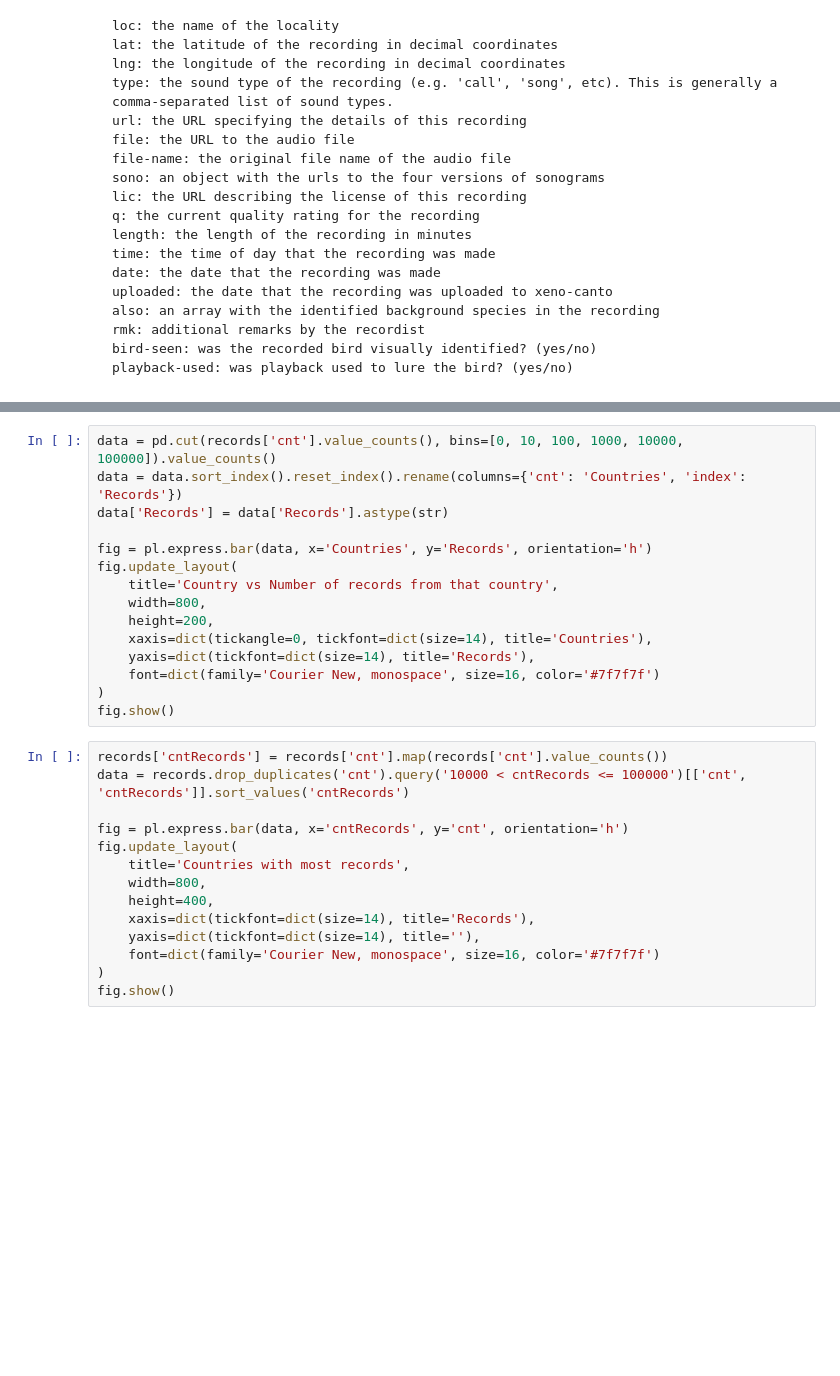
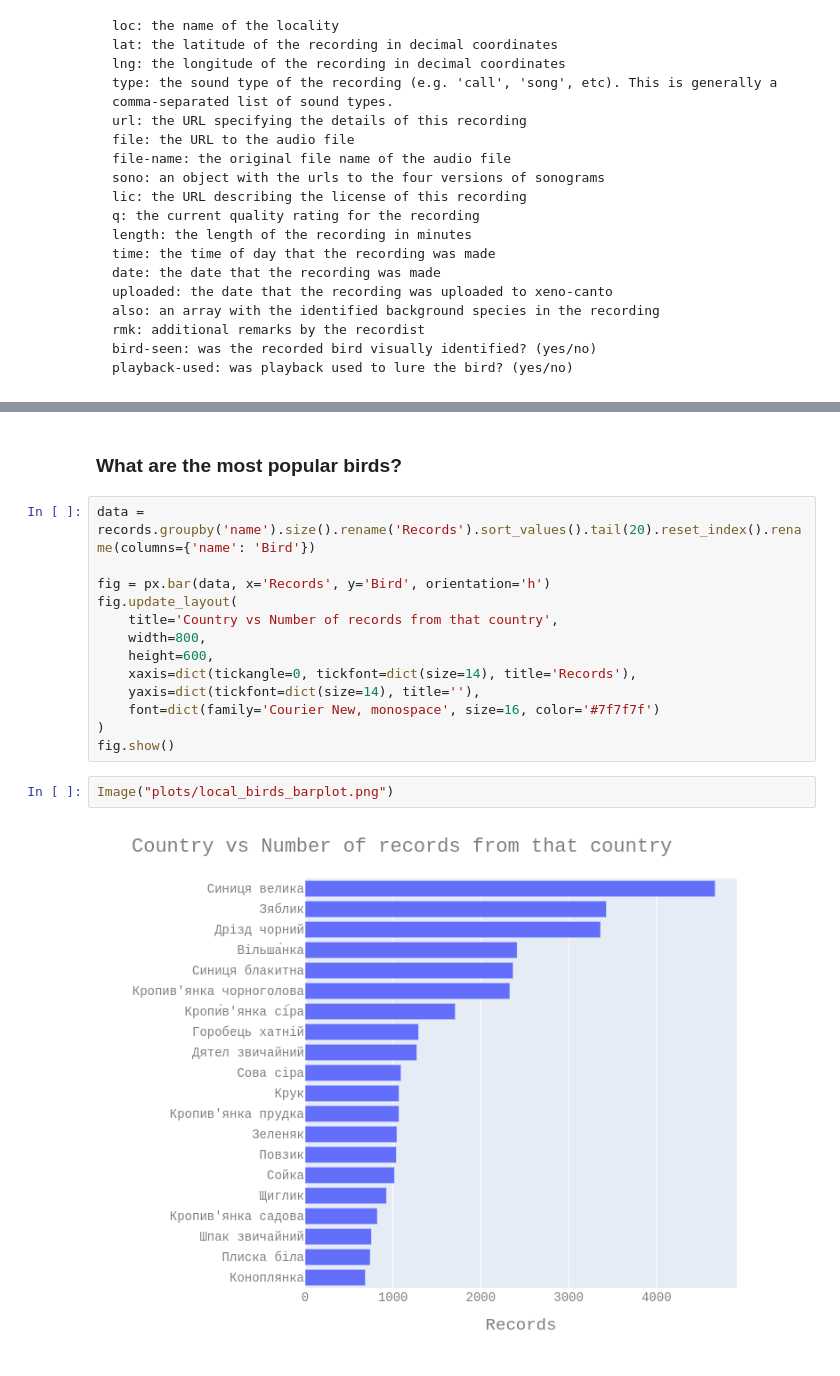
Before and after one commit to tarashypka/pyturdus, a Jupyter notebook: ipynb/analyze_records.ipynb, the cells around one changed output, grey strips where cells are left out. Cells and saved outputs as stored; diff of their text form; blank space fills up the shorter version.

```diff
--- a/ipynb/analyze_records.ipynb
+++ b/ipynb/analyze_records.ipynb
@@ -54,29 +83,19 @@ records = from_tsv(records_path, usecols='gen,sp,cnt,loc,lat,lng,type,q,length,t
+# %% [markdown]
+### What are the most popular birds?
 # %%
-data = pd.cut(records['cnt'].value_counts(), bins=[0, 10, 100, 1000, 10000, 100000]).value_counts()
-data = data.sort_index().reset_index().rename(columns={'cnt': 'Countries', 'index': 'Records'})
-data['Records'] = data['Records'].astype(str)
+data = records.groupby('name').size().rename('Records').sort_values().tail(20).reset_index().rename(columns={'name': 'Bird'})
 
-fig = pl.express.bar(data, x='Countries', y='Records', orientation='h')
+fig = px.bar(data, x='Records', y='Bird', orientation='h')
 fig.update_layout(
     title='Country vs Number of records from that country',
     width=800,
-    height=200,
-    xaxis=dict(tickangle=0, tickfont=dict(size=14), title='Countries'),
-    yaxis=dict(tickfont=dict(size=14), title='Records'),
+    height=600,
+    xaxis=dict(tickangle=0, tickfont=dict(size=14), title='Records'),
+    yaxis=dict(tickfont=dict(size=14), title=''),
     font=dict(family='Courier New, monospace', size=16, color='#7f7f7f')
 )
 fig.show()
-# %%
-records['cntRecords'] = records['cnt'].map(records['cnt'].value_counts())
-data = records.drop_duplicates('cnt').query('10000 < cntRecords <= 100000')[['cnt', 'cntRecords']].sort_values('cntRecords')
-
-fig = pl.express.bar(data, x='cntRecords', y='cnt', orientation='h')
-fig.update_layout(
-    title='Countries with most records',
-    width=800,
-    height=400,
-    xaxis=dict(tickfont=dict(size=14), title='Records'),
-    yaxis=dict(tickfont=dict(size=14), title=''),
-    font=dict(family='Courier New, monospace', size=16, color='#7f7f7f')
-)
-fig.show()
+# %%
+Image("plots/local_birds_barplot.png")
+# %% [output]
+[figure, added]
```
Also changed, not shown: parts of 19 cells of this notebook, 5 other files.
